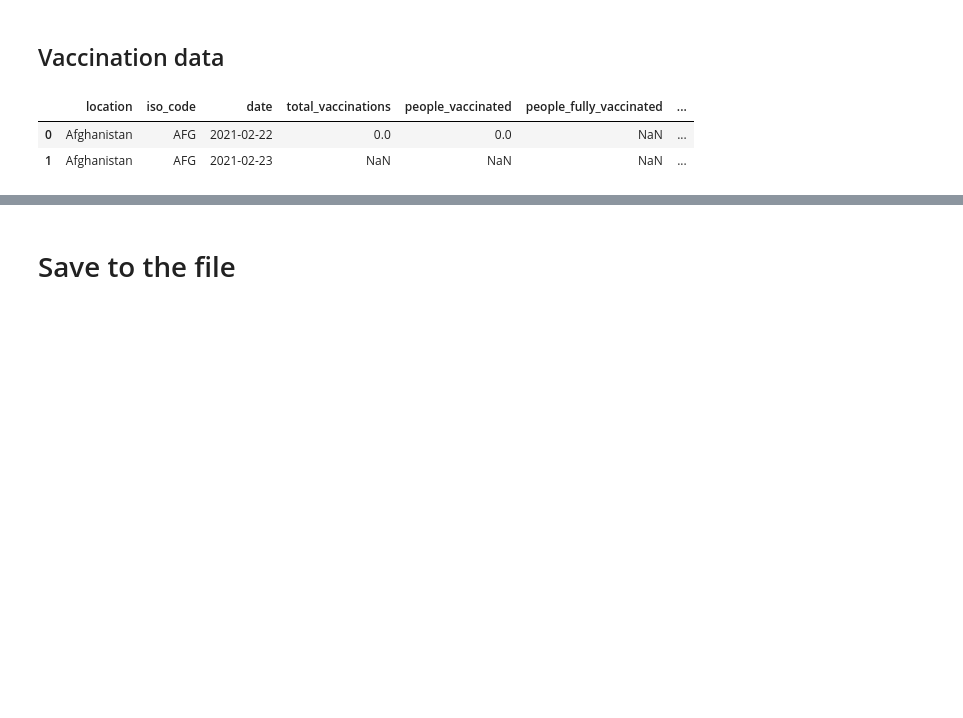
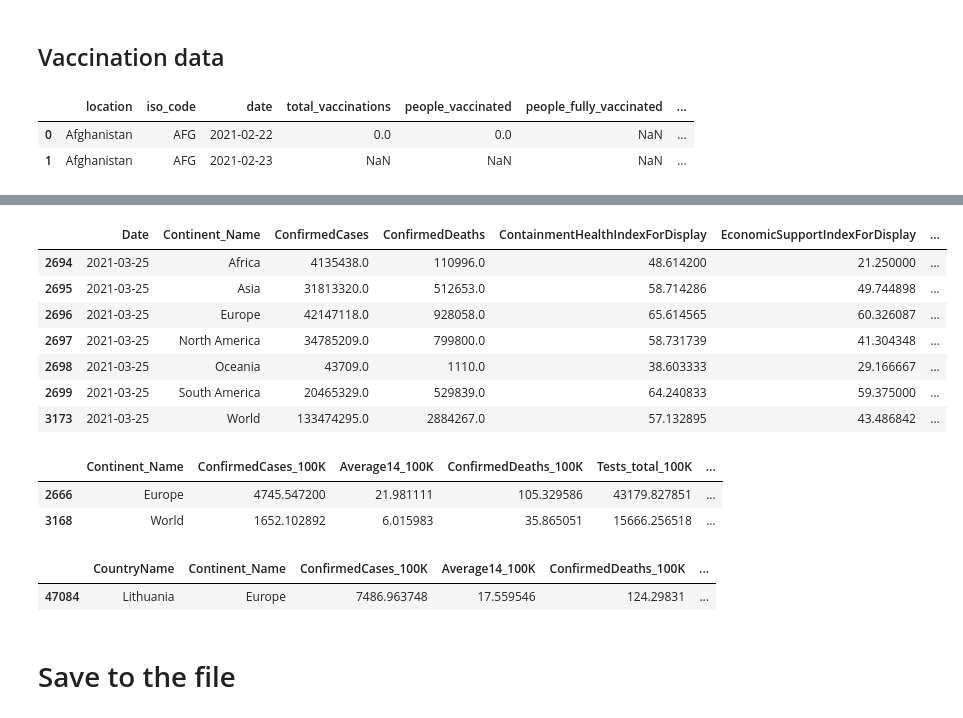
Before and after one commit to marija-grj/YACD, a Jupyter notebook: create-dataset.ipynb, the cells around one changed output, grey strips where cells are left out. Cells and saved outputs as stored; diff of their text form; code cells hidden in the pictures; blank space fills up the shorter version.

```diff
--- a/create-dataset.ipynb
+++ b/create-dataset.ipynb
@@ -70,0 +160,8 @@ data = pd.merge(data, tests, how='left', left_on=["CountryCode","Date"], right_o
+# %%
+tests_summary = pd.merge(tests, regions, how='left', left_on='ISO code', right_on='Three_Letter_Country_Code')
+tests_summary = tests_summary.drop(columns=['Three_Letter_Country_Code'])
+tests_summary = tests_summary.groupby(["Date","Continent_Name"])["Cumulative total"].sum().reset_index()
+tests_world = tests_summary.groupby("Date")["Cumulative total"].sum().reset_index()
+tests_world.loc[:,"Continent_Name"] = "World"
+tests_summary = pd.concat([tests_summary, tests_world]).reset_index(drop=True)
+tests_summary = tests_summary.rename(columns={"Cumulative total":"Tests_total"})
@@ -104,0 +217,9 @@ population.head()
+# %%
+vaccine_summary = pd.merge(vaccine, regions, how='left', left_on='iso_code', right_on='Three_Letter_Country_Code')
+vaccine_summary = vaccine_summary.drop(columns=['Three_Letter_Country_Code'])
+vaccine_summary = vaccine_summary.groupby(["date","Continent_Name"])[["total_vaccinations","people_vaccinated"]].sum().reset_index()
+vaccine_world = vaccine_summary.groupby("date")[["total_vaccinations","people_vaccinated"]].sum().reset_index()
+vaccine_world.loc[:,"Continent_Name"] = "World"
+vaccine_summary = pd.concat([vaccine_summary, vaccine_world]).reset_index(drop=True)
+
+vaccine_summary[vaccine_summary.date=='2021-03-25']
@@ -135,0 +323,29 @@ for country in data.CountryName.unique():
+# %%
+data_summary = pd.merge(data_summary, vaccine_summary, how='left',
+                        left_on=["Date","Continent_Name"], right_on=["date","Continent_Name"]
+                       ).drop(columns=['date'])
+data_summary = pd.merge(data_summary, tests_summary, how='left', on=["Date","Continent_Name"])
+data_summary[data_summary.Date=='2021-03-25']
+# %% [output]
+|  | Date | Continent_Name | ConfirmedCases | ConfirmedDeaths | ContainmentHealthIndexForDisplay | EconomicSupportIndexForDisplay | ... |
+| 2694 | 2021-03-25 | Africa | 4135438.0 | 110996.0 | 48.614200 | 21.250000 | ... |
+| 2695 | 2021-03-25 | Asia | 31813320.0 | 512653.0 | 58.714286 | 49.744898 | ... |
+| 2696 | 2021-03-25 | Europe | 42147118.0 | 928058.0 | 65.614565 | 60.326087 | ... |
+| 2697 | 2021-03-25 | North America | 34785209.0 | 799800.0 | 58.731739 | 41.304348 | ... |
+| 2698 | 2021-03-25 | Oceania | 43709.0 | 1110.0 | 38.603333 | 29.166667 | ... |
+| 2699 | 2021-03-25 | South America | 20465329.0 | 529839.0 | 64.240833 | 59.375000 | ... |
+| 3173 | 2021-03-25 | World | 133474295.0 | 2884267.0 | 57.132895 | 43.486842 | ... |
+# %%
+columns = ["Continent_Name","ConfirmedCases_100K","Average14_100K","ConfirmedDeaths_100K",
+           "Tests_total_100K","total_vaccination_100K","people_vaccinated_100K",
+           "StringencyIndexForDisplay", "EconomicSupportIndexForDisplay"]
+data_summary[(data_summary.Date=='2021-03-20') & (data_summary.Continent_Name.isin(['Europe','World']))][columns]
+# %% [output]
+|  | Continent_Name | ConfirmedCases_100K | Average14_100K | ConfirmedDeaths_100K | Tests_total_100K | ... |
+| 2666 | Europe | 4745.547200 | 21.981111 | 105.329586 | 43179.827851 | ... |
+| 3168 | World | 1652.102892 | 6.015983 | 35.865051 | 15666.256518 | ... |
+# %%
+data[(data.Date=='2021-03-20') & (data.CountryName=='Lithuania')][['CountryName']+columns]
+# %% [output]
+|  | CountryName | Continent_Name | ConfirmedCases_100K | Average14_100K | ConfirmedDeaths_100K | ... |
+| 47084 | Lithuania | Europe | 7486.963748 | 17.559546 | 124.29831 | ... |
```
Also changed, not shown: parts of 45 cells of this notebook, 2 other files.
